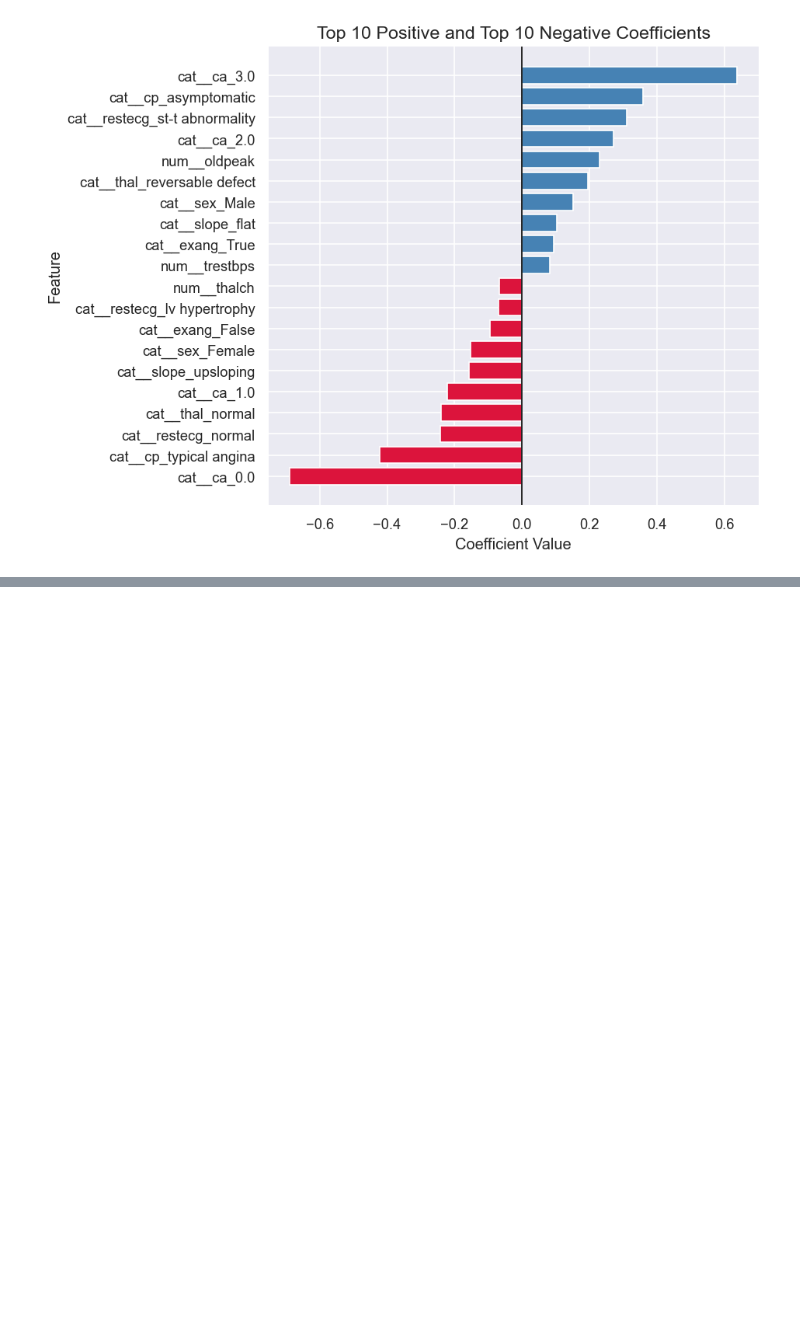
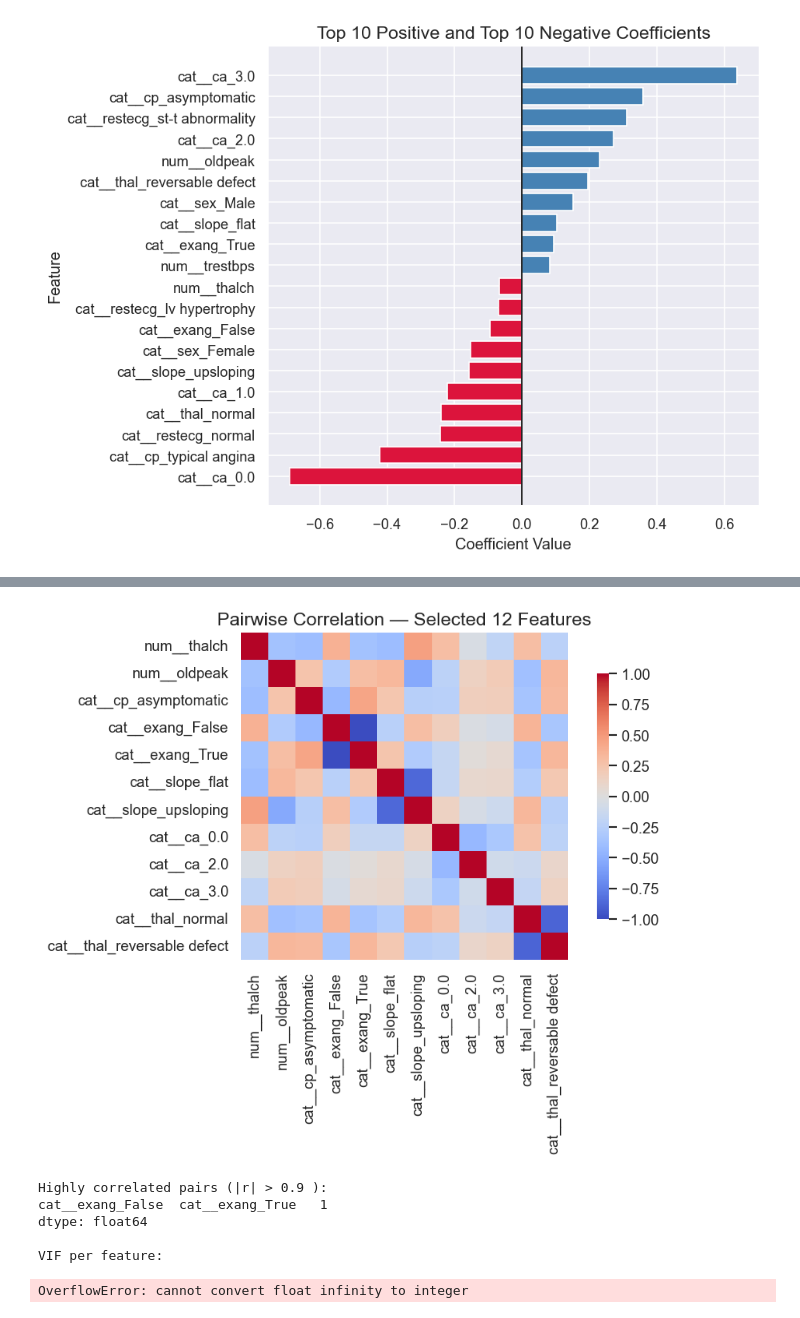
Before and after one commit to sean-coffey/ml-course-work, a Jupyter notebook: Heart_Disease.ipynb, the cells around one changed output, grey strips where cells are left out. Drawn from its saved outputs; the diff is of its cells as text; code cells hidden in the pictures; blank space fills up the shorter version.

```diff
--- a/Heart_Disease.ipynb
+++ b/Heart_Disease.ipynb
@@ -1160,0 +1322,79 @@ Style and usability tips:
+# %%
+# ... existing code ...
+import numpy as np
+import pandas as pd
+import seaborn as sns
+import matplotlib.pyplot as plt
+import statsmodels.api as sm
+from statsmodels.stats.outliers_influence import variance_inflation_factor
+
+# Build DataFrame for the 12 selected features from pipe_kbest12
+prep = pipe_kbest12.named_steps["prep"]
+selector = pipe_kbest12.named_steps["kbest"]  # adjust if your selector step has a different name
+
+X_trans = prep.transform(X_train)
+all_feat_names = prep.get_feature_names_out()
+mask = selector.get_support()
+X_sel = X_trans[:, mask]
+sel_feat_names = all_feat_names[mask]
+
+df_sel = pd.DataFrame(X_sel, columns=sel_feat_names, index=X_train.index)
+
+# 1) Pairwise correlations and high-correlation report
+corr = df_sel.corr(numeric_only=True)
+plt.figure(figsize=(8, 6))
+sns.heatmap(corr, cmap="coolwarm", center=0, square=True, cbar_kws={"shrink": 0.75})
+plt.title("Pairwise Correlation — Selected 12 Features")
+plt.tight_layout()
+plt.show()
+
+# List pairs with high absolute correlation
+upper = corr.where(np.triu(np.ones_like(corr, dtype=bool), k=1))
+high_pairs = (
+    upper.abs()
+         .stack()
+         .sort_values(ascending=False)
+)
+threshold = 0.9  # tune as needed
+print("Highly correlated pairs (|r| >", threshold, "):")
+print(high_pairs[high_pairs > threshold])
+
+# 2) VIF (Variance Inflation Factor)
+# Add intercept for VIF as expected by statsmodels
+X_vif = sm.add_constant(df_sel, has_constant="add")
+vif_data = []
+for i, col in enumerate(X_vif.columns):
+    if col == "const":
+        continue
+    vif_val = variance_inflation_factor(X_vif.values, i)
+    vif_data.append((col, vif_val))
+vif_df = pd.DataFrame(vif_data, columns=["feature", "VIF"]).sort_values("VIF", ascending=False)
+print("\nVIF per feature:")
+print(vif_df)
+
+# 3) Rank and condition number (SVD of the selected design)
+Xn = df_sel.to_numpy(dtype=float)
+rank = np.linalg.matrix_rank(Xn)
+u, s, vh = np.linalg.svd(Xn, full_matrices=False)
+cond_number = (s[0] / s[-1]) if s.size and s[-1] != 0 else np.inf
+print(f"\nDesign diagnostics: n={Xn.shape[0]}, p={Xn.shape[1]}, rank={rank}, condition number={cond_number:.2e}")
+
+# 4) Condition indices from correlation matrix (optional)
+# Compute eigenvalues of corr, then condition indices = sqrt(lambda_max / lambda_i)
+eigvals = np.linalg.eigvalsh(corr.values)
+eigvals = np.sort(eigvals)
+if eigvals[0] > 0:
+    cond_indices = np.sqrt(eigvals[-1] / eigvals)
+    print("\nCondition indices (from correlation matrix):")
+    print(pd.Series(cond_indices, index=[f"CI_{i+1}" for i in range(len(cond_indices))]))
+else:
+    print("\nCondition indices not computed (non-positive eigenvalue in correlation matrix).")
+# ... existing code ...
+# %% [output]
+[figure, added]
+Highly correlated pairs (|r| > 0.9 ):
+cat__exang_False  cat__exang_True   1
+dtype: float64
+
+VIF per feature:
+OverflowError: cannot convert float infinity to integer
```
Also changed, not shown: parts of 15 cells of this notebook.
